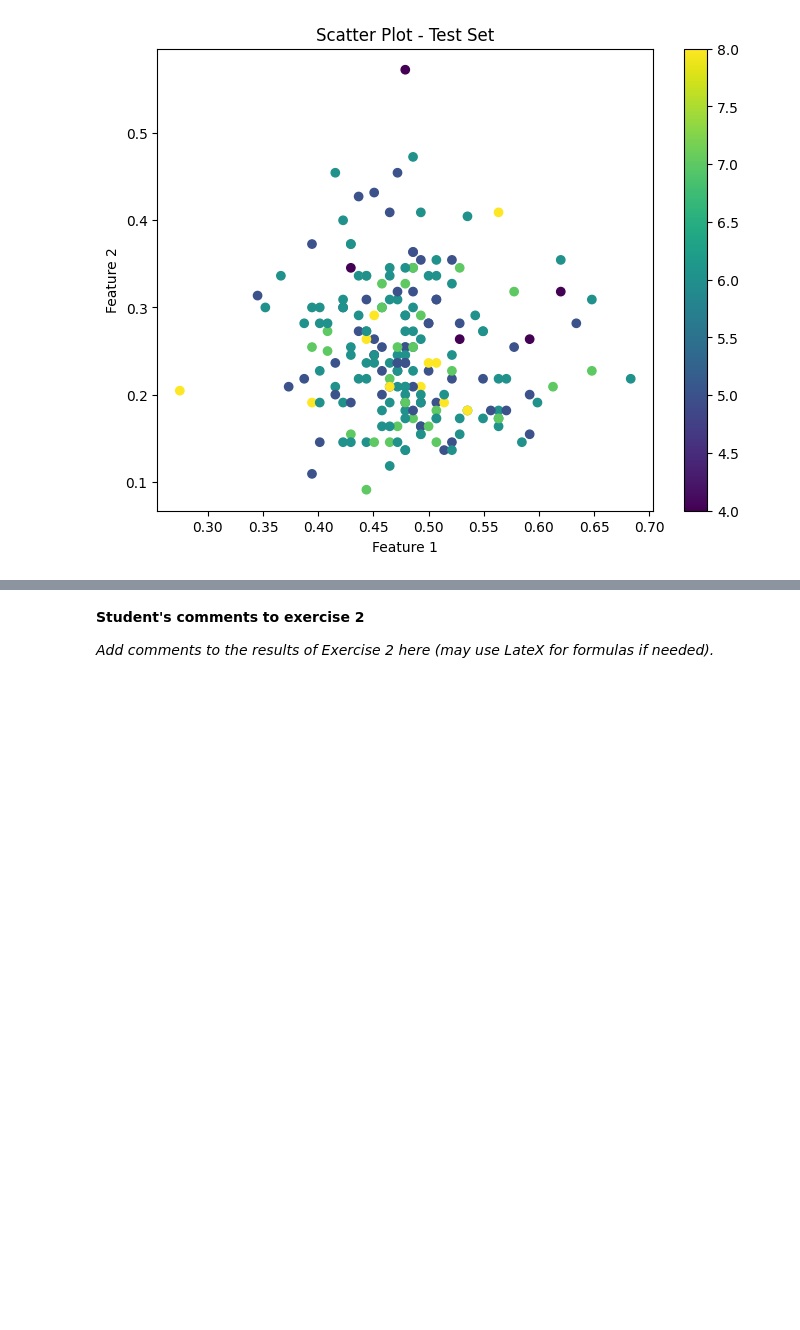
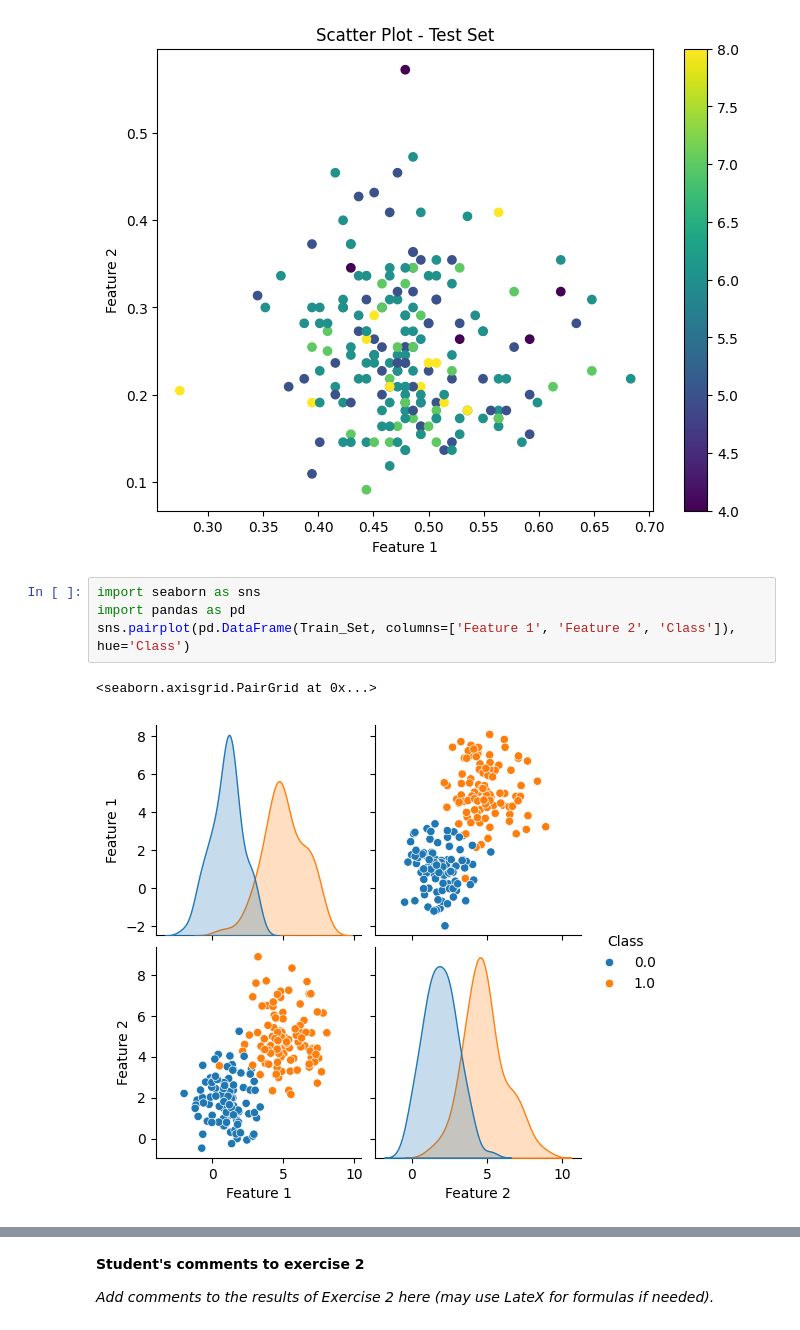
Before and after one commit to A-M-Alizadeh/Statistical-Labs, a Jupyter notebook: Stat Labs/Computer LAB 1/Lab1.ipynb, the cells around one changed output, grey strips where cells are left out. Saved outputs shown, nothing was run; the diff lists cells and outputs as text; blank space fills up the shorter version.

```diff
--- a/Stat Labs/Computer LAB 1/Lab1.ipynb
+++ b/Stat Labs/Computer LAB 1/Lab1.ipynb
@@ -208,6 +208,13 @@ plt.show()
 # %% [output]
 [figure]
 [figure]
+# %%
+import seaborn as sns
+import pandas as pd
+sns.pairplot(pd.DataFrame(Train_Set, columns=['Feature 1', 'Feature 2', 'Class']), hue='Class')
+# %% [output]
+<seaborn.axisgrid.PairGrid at 0x...>
+[figure, added]
 # %%
 #Part 2
 from sklearn import linear_model
```
Also changed, not shown: parts of 3 cells of this notebook, 1 other file.
